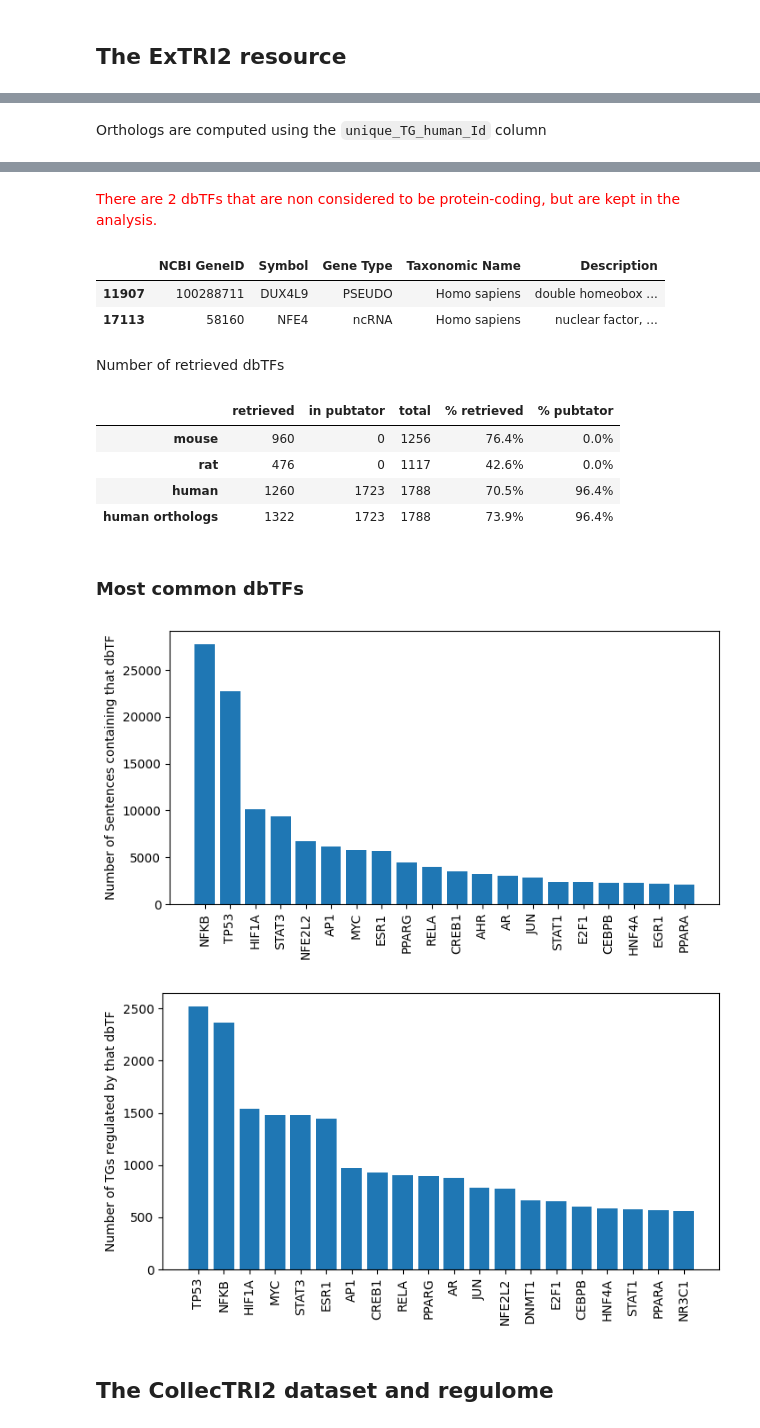
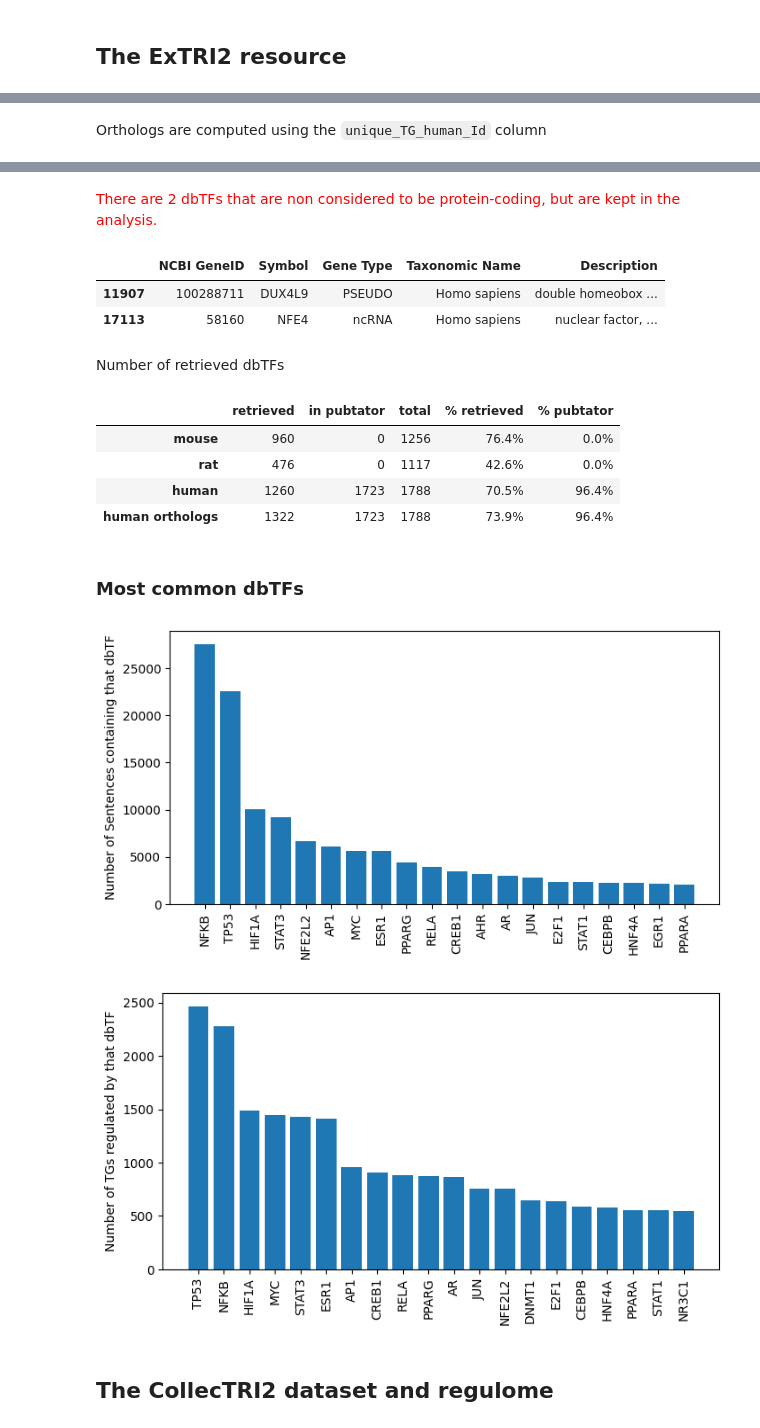
Before and after one commit to Rbbt-Workflows/ExTRI2, a Jupyter notebook: analysis/repo_to_paper.ipynb, the cells around one changed output, grey strips where cells are left out. Drawn from its saved outputs; the diff is of its cells as text; code cells hidden in the pictures.

Commit message:
Final updates on analysis code

```diff
--- a/analysis/repo_to_paper.ipynb
+++ b/analysis/repo_to_paper.ipynb
@@ -1160,11 +1169,11 @@ def human_TF_TG_analysis(ExTRI2_df: pd.DataFrame, all_TFs_df: pd.DataFrame, gene
     h_gene_symbols_in_pubtator3 = set(all_human_genes[all_human_genes['NCBI GeneID'].isin(gene_ids_in_pubtator3)]['Symbol'])
 
     # Show how many sentences have multiple mappings
-    multiple_mapped = ((ExTRI2_df['TF Id'].str.contains(';')) | (ExTRI2_df['TG Id'].str.contains(';'))).sum()
-    print(f"{multiple_mapped} ({multiple_mapped / len(ExTRI2_df):.2%}) sentences are not considered in the analysis as their TF/TG is mapped to +1 ID")
+    multiple_mapped_m = ((ExTRI2_df['TF Id'].str.contains(';')) | (ExTRI2_df['TG Id'].str.contains(';')))
+    print(f"{multiple_mapped_m.sum()} ({multiple_mapped_m.sum() / len(ExTRI2_df):.2%}) sentences are not considered in the analysis as their TF/TG is mapped to +1 ID")
 
     # Filter ExTRI2 by only those containing human dbTFs (ignore those mapped to +1 ids)
-    dbTF_df = ExTRI2_df[ExTRI2_df['TF_type'] == 'dbTF']
+    dbTF_df = ExTRI2_df[(ExTRI2_df['TF_type'] == 'dbTF') & (~multiple_mapped_m)]
     human_dbTF_df = dbTF_df[(dbTF_df['TG TaxID'] == '9606') & (dbTF_df['TF TaxID'] == '9606')]
 
     # Discard human TGs that are not found in the NCBI human genes df
@@ -1203,20 +1212,20 @@ Orthologs are computed using the `unique_TG_human_Id` column
 | PROTEIN_CODING | 276915 | 401176 | 9140 | 10155 | 18571 | 44.4% | 49.3% | ... |
 | ncRNA | 8107 | 9122 | 807 | 821 | 3797 | 3.7% | 3.7% | ... |
 | PSEUDO | 820 | 820 | 107 | 107 | 1617 | 0.6% | 0.6% | ... |
 | OTHER | 728 | 728 | 37 | 37 | 469 | 4.4% | 4.4% | ... |
 <span style='color:red'>There are 2 dbTFs that are non considered to be protein-coding, but are kept in the analysis.
 |  | NCBI GeneID | Symbol | Gene Type | Taxonomic Name | Description |
 | 11907 | 100288711 | DUX4L9 | PSEUDO | Homo sapiens | double homeobox ... |
 | 17113 | 58160 | NFE4 | ncRNA | Homo sapiens | nuclear factor, ... |
 Number of retrieved dbTFs
 |  | retrieved | in pubtator | total | % retrieved | % pubtator |
 | mouse | 960 | 0 | 1256 | 76.4% | 0.0% |
 | rat | 476 | 0 | 1117 | 42.6% | 0.0% |
 | human | 1260 | 1723 | 1788 | 70.5% | 96.4% |
 | human orthologs | 1322 | 1723 | 1788 | 73.9% | 96.4% |
 <h3>Most common dbTFs</h3>
-[figure, old version]
+[figure, new version]
-[figure, old version]
+[figure, new version]
 # %% [markdown]
 ## The CollecTRI2 dataset and regulome
 # %%
```
Also changed, not shown: parts of 8 cells of this notebook, 3 other files.
